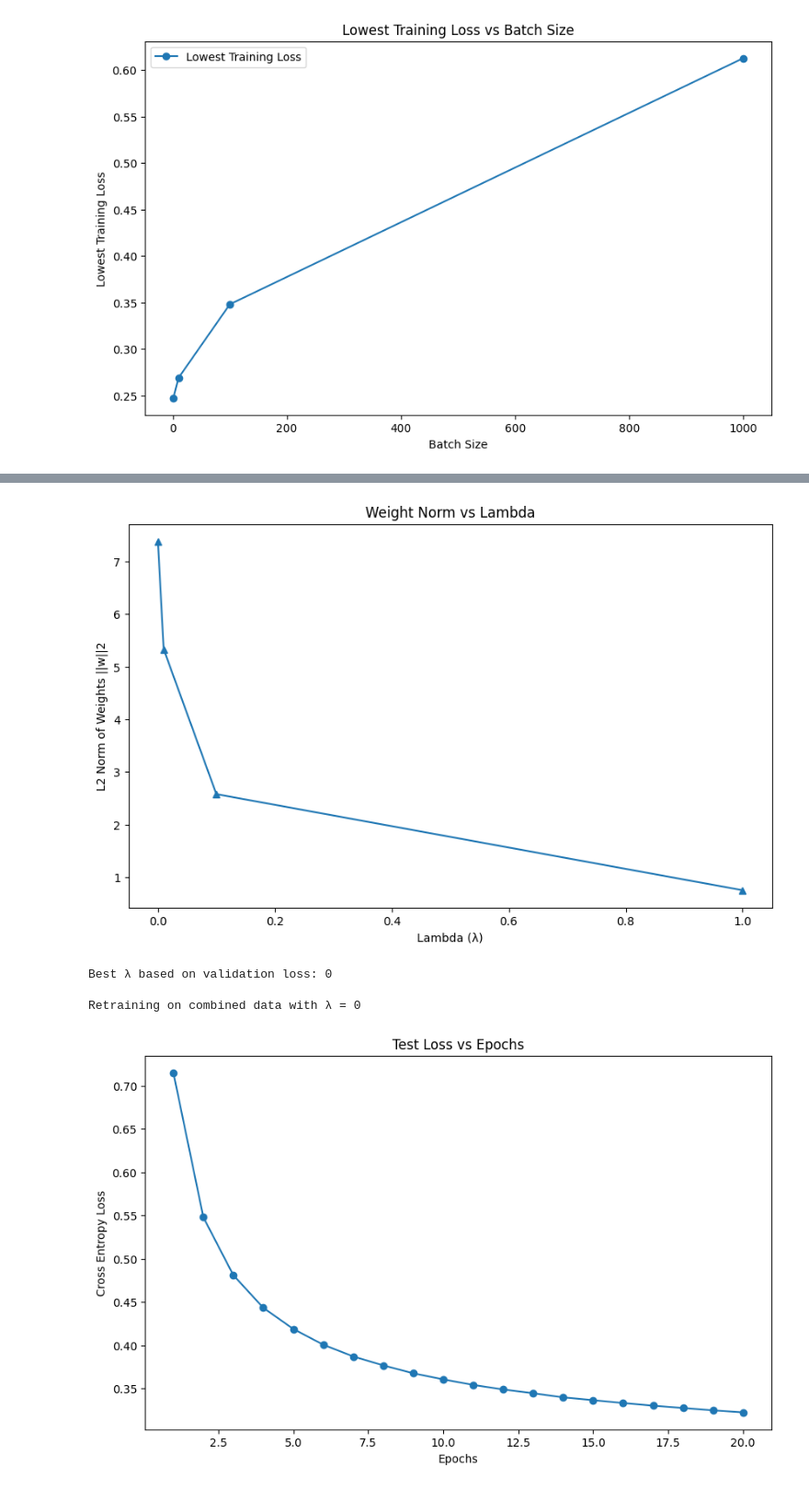
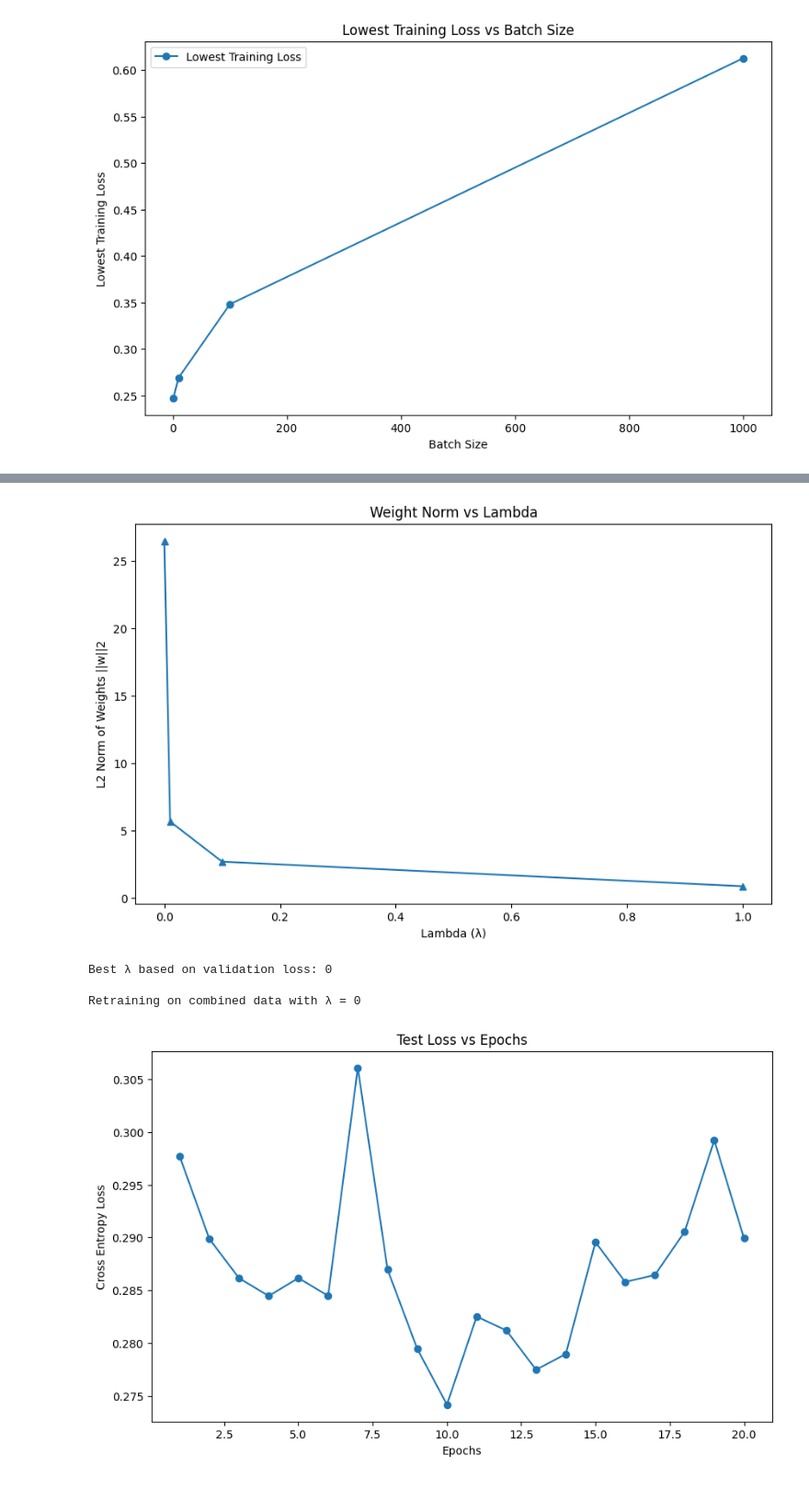
Before and after one commit to SonjoyKP/multi-class-logistic-regression, a Jupyter notebook: MLR.ipynb, the cells around one changed output, grey strips where cells are left out. Shown at 92% size. Drawn from its saved outputs; the diff is of its cells as text; code cells hidden in the pictures.

```diff
--- a/MLR.ipynb
+++ b/MLR.ipynb
@@ -79,7 +79,7 @@ for batch_size in batch_sizes:
     print(f"Training with batch size: {batch_size}")
 
     model = LogisticRegressionModel(input_dim, num_classes).to(device)
-    optimizer = optim.SGD(model.parameters(), lr=0.001)
+    optimizer = optim.SGD(model.parameters(), lr=0.01)
     criterion = nn.CrossEntropyLoss()
 
     n_iterations_per_epoch = len(X_train_tensor) // batch_size
@@ -100,7 +100,9 @@ for batch_size in batch_sizes:
         X_train_shuffled = X_train_tensor[indices]
         y_train_shuffled = y_train_tensor[indices]
 
+
         # Mini-batch training
+        model.train()
         for i in range(0, len(X_train_shuffled), batch_size):
             X_batch = X_train_shuffled[i:i + batch_size]
             y_batch = y_train_shuffled[i:i + batch_size]
@@ -120,12 +122,16 @@ for batch_size in batch_sizes:
 
             # Every (5000 / batch_size) iterations, compute CE loss
             if iteration_count % iterations_per_log == 0:
+                model.eval()
+                print(iteration_count)
                 with torch.no_grad():
                     outputs_train = model(X_train_tensor)
                     loss_train = criterion(outputs_train, y_train_tensor)
                     ce_loss_iterations.append(loss_train.item())
+                model.train()
 
         # At the end of each epoch, calculate CE loss for the entire training set
+        model.eval()
         with torch.no_grad():
             outputs_train = model(X_train_tensor)
             loss_train = criterion(outputs_train, y_train_tensor)
@@ -140,6 +146,7 @@ plt.figure(figsize=(10, 6))
 for batch_size, losses in ce_losses_per_iteration.items():
     iterations_per_log = max(5000 // batch_size, 1)
     iterations = np.arange(1, len(losses) + 1) * iterations_per_log
+    print(batch_size, iterations, len(losses))
     plt.plot(iterations, losses, label=f'Batch size = {batch_size}')
 
 plt.xlabel('Iterations')
@@ -298,7 +284,7 @@ input_dim = 28 * 28
 num_classes = 10
 
 # Selected batch size from previous part
-batch_size = 100
+batch_size = 1
 
 # Number of epochs
 epochs = 20
@@ -459,5 +445,5 @@ Training with λ = 1
-[figure, old version]
+[figure, new version]
 Best λ based on validation loss: 0
 
 Retraining on combined data with λ = 0
-[figure, old version]
+[figure, new version]
```
Also changed, not shown: parts of 2 cells of this notebook.
